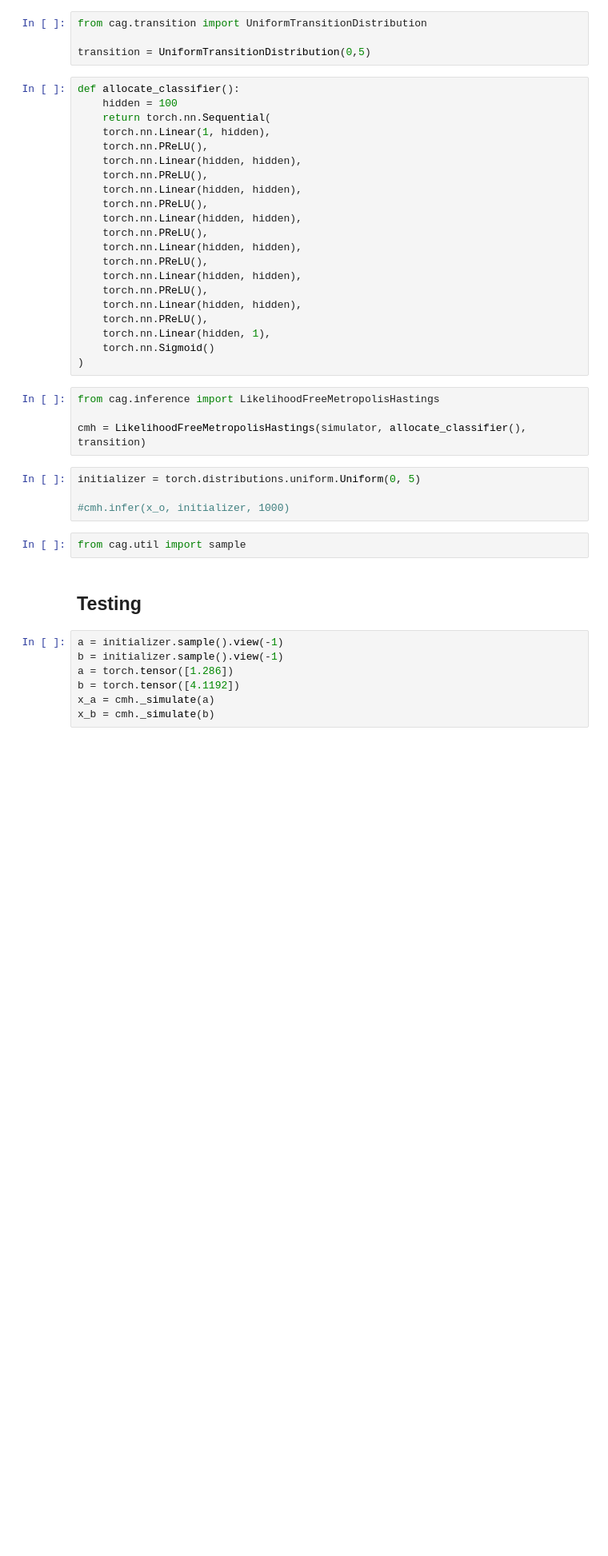
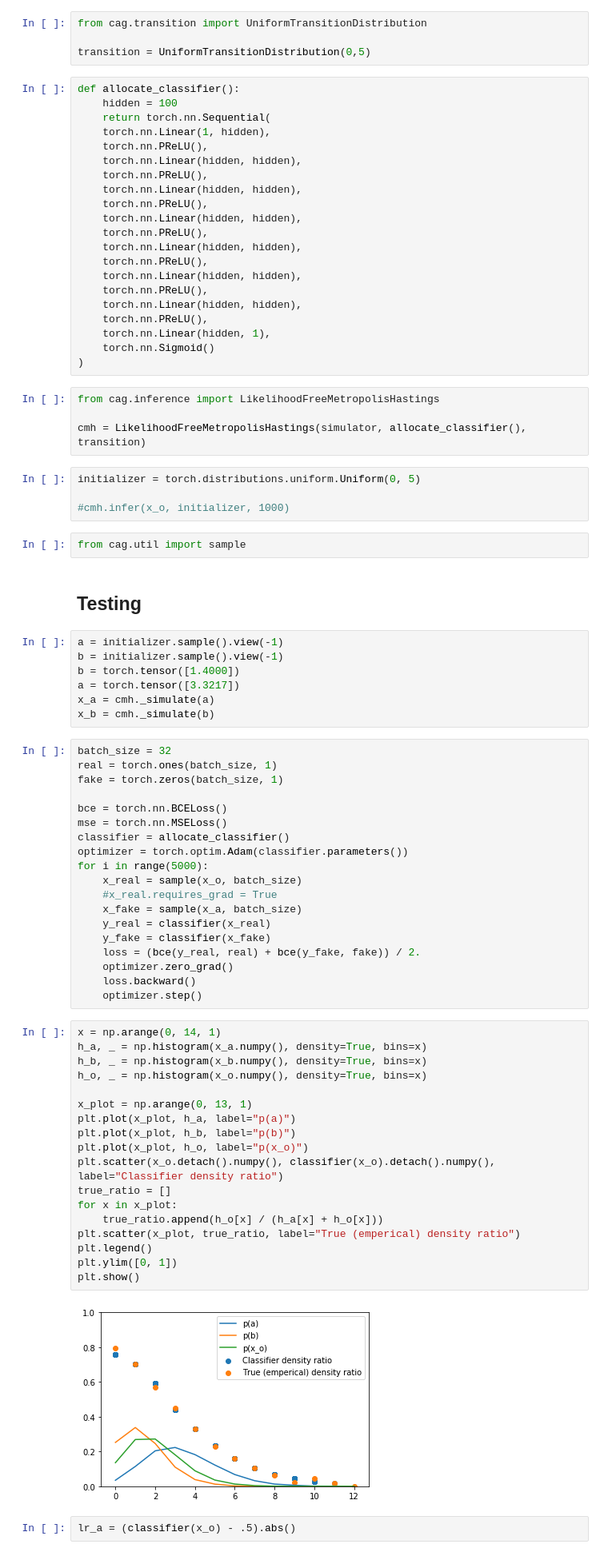
Before and after one commit to montefiore-institute/hypothesis, a Jupyter notebook: examples/classifier_metropolis_hastings.ipynb, the cells around one changed output. Shown at 80% size. Drawn from its saved outputs; the diff is of its cells as text; blank space fills up the shorter version.

```diff
--- a/examples/classifier_metropolis_hastings.ipynb
+++ b/examples/classifier_metropolis_hastings.ipynb
@@ -64,10 +64,51 @@ from cag.util import sample
 # %%
 a = initializer.sample().view(-1)
 b = initializer.sample().view(-1)
-a = torch.tensor([1.286])
-b = torch.tensor([4.1192])
+b = torch.tensor([1.4000])
+a = torch.tensor([3.3217])
 x_a = cmh._simulate(a)
 x_b = cmh._simulate(b)
+# %%
+batch_size = 32
+real = torch.ones(batch_size, 1)
+fake = torch.zeros(batch_size, 1)
+
+bce = torch.nn.BCELoss()
+mse = torch.nn.MSELoss()
+classifier = allocate_classifier()
+optimizer = torch.optim.Adam(classifier.parameters())
+for i in range(5000):
+    x_real = sample(x_o, batch_size)
+    #x_real.requires_grad = True
+    x_fake = sample(x_a, batch_size)
+    y_real = classifier(x_real)
+    y_fake = classifier(x_fake)
+    loss = (bce(y_real, real) + bce(y_fake, fake)) / 2.
+    optimizer.zero_grad()
+    loss.backward()
+    optimizer.step()
+# %%
+x = np.arange(0, 14, 1)
+h_a, _ = np.histogram(x_a.numpy(), density=True, bins=x)
+h_b, _ = np.histogram(x_b.numpy(), density=True, bins=x)
+h_o, _ = np.histogram(x_o.numpy(), density=True, bins=x)
+
+x_plot = np.arange(0, 13, 1)
+plt.plot(x_plot, h_a, label="p(a)")
+plt.plot(x_plot, h_b, label="p(b)")
+plt.plot(x_plot, h_o, label="p(x_o)")
+plt.scatter(x_o.detach().numpy(), classifier(x_o).detach().numpy(), label="Classifier density ratio")
+true_ratio = []
+for x in x_plot:
+    true_ratio.append(h_o[x] / (h_a[x] + h_o[x]))
+plt.scatter(x_plot, true_ratio, label="True (emperical) density ratio")
+plt.legend()
+plt.ylim([0, 1])
+plt.show()
+# %% [output]
+[figure, added]
+# %%
+lr_a = (classifier(x_o) - .5).abs()
 # %%
 batch_size = 32
 real = torch.ones(batch_size, 1)
```
Also changed, not shown: parts of 6 cells of this notebook, 2 other files.
